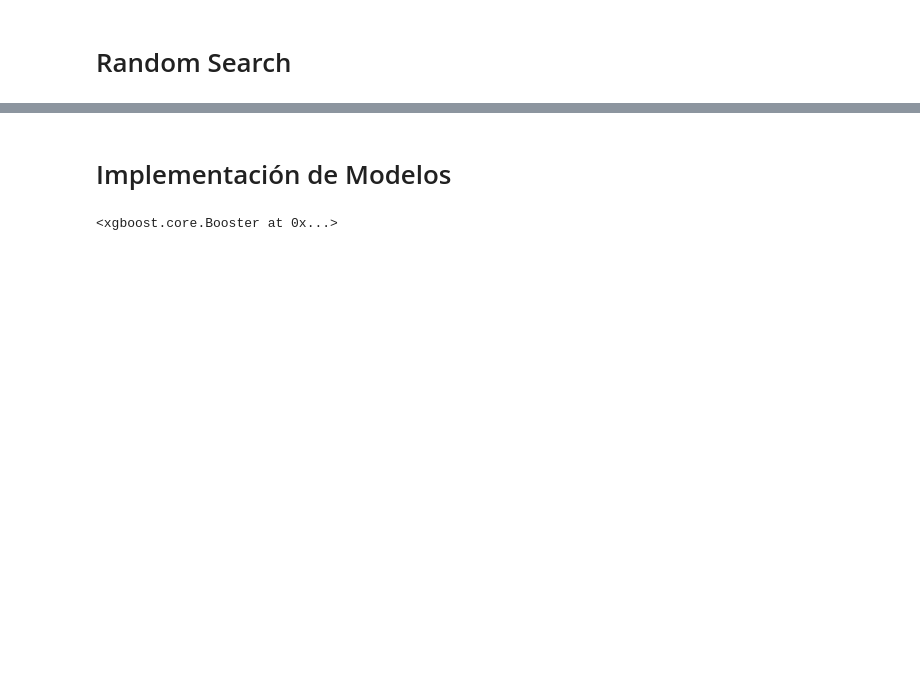
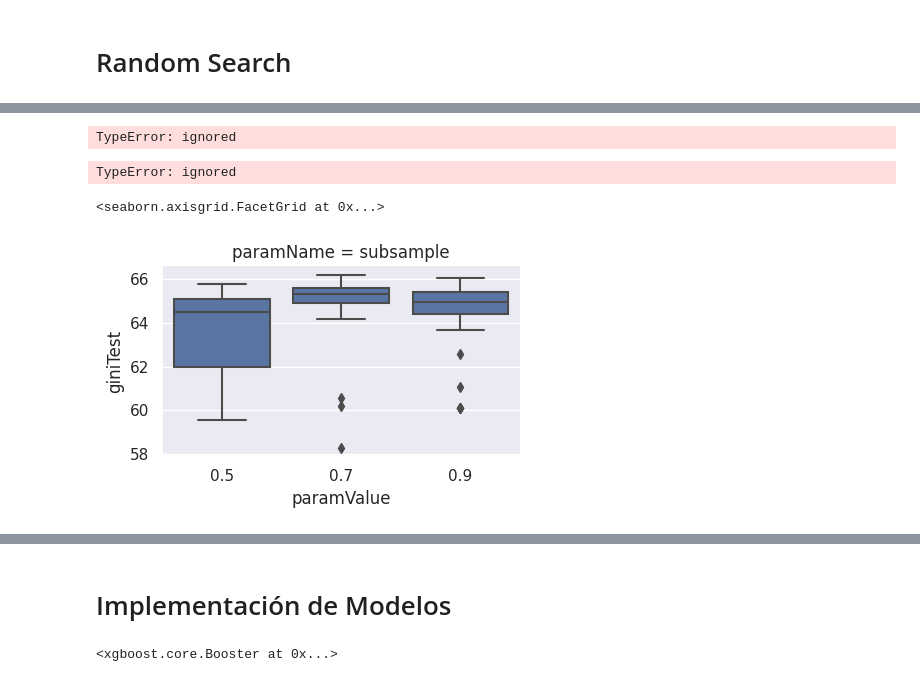
Before and after one commit to bran1233/curso-machine-learning, a Jupyter notebook: Python/Supervised_models/DecisionTrees_Boosting/Lab_Santander.ipynb, the cells around one changed output, grey strips where cells are left out. Drawn from its saved outputs; the diff is of its cells as text; code cells hidden in the pictures; blank space fills up the shorter version.

```diff
--- a/Python/Supervised_models/DecisionTrees_Boosting/Lab_Santander.ipynb
+++ b/Python/Supervised_models/DecisionTrees_Boosting/Lab_Santander.ipynb
@@ -932,6 +947,22 @@ param = {'objective' : 'binary:logistic',
 param['eval_metric'] = 'auc'
 num_round = 500
 evallist = [(dtrain,'train'), (dwatch,'watchlist')]
+# %%
+# Definiendo parámetros, 2DA FASE
+
+param = {'objective' : 'binary:logistic',
+         'max_depth' : 8,
+         'learning_rate': 0.1,
+         'min_child_weight' : 100,
+         'grow_policy' : 'lossguide',
+         'subsample' : 0.7,
+         'colsample_bytree' : 0.7,
+         'scale_pos_weight' : 24,
+         'seed' : 123}
+
+param['eval_metric'] = 'auc'
+num_round = 500
+evallist = [(dtrain, 'train'), (dwatch,'watchlist')]
 # %%
 import time
 
@@ -1016,6 +1139,20 @@ paramGrid = {'objective' : ['binary:logistic'],
 param['eval_metric'] = 'auc'
 num_round = 100
 pdResults = pd.DataFrame()
+# %%
+paramGrid = {'objective' : ['binary:logistic'],
+             'max_depth' : [2, 4, 6, 8, 10],
+             'learning_rate': [0.01, 0.05, 0.1],
+             'min_child_weight' : [30, 100],
+             'colsample_bytree' : [0.5, 0.7, 0.9],
+             'subsample' : [0.5, 0.7, 0.9],
+             'seed' : [123],
+             'scale_pos_weight' : [24],
+             'grow_policy' : ['lossguide']}
+
+param['eval_metric'] = 'auc'
+num_round = 100
+pdResults = pd.DataFrame()
 # %%
 dtrain = xgb.DMatrix(X_train, label = y_train)
 dtest  = xgb.DMatrix(X_test, label = y_test)
@@ -1059,16 +1286,18 @@ pddf.loc[pddf.overfitting < 4].sort_values('giniTest', ascending = False)
 import seaborn as sns
 import matplotlib.pyplot as plt
 # %%
-pdResults = pdResults[~pdResults.paramName.isin(['objective', 'eval_metric', 'eta'])]
+pdResults = pdResults[~pdResults.paramName.isin(['objective', 'eval_metric', 'learning_rate'])]
 set(pdResults['paramName'])
 
 
 sns.FacetGrid(pdResults.loc[pdResults.paramName=='learning_rate'],
               row="paramName",
-              sharex=False, size=5, aspect=1.5).\
+              sharex=False, aspect=1.5).\
           map(sns.boxplot,
               'paramValue',
               'giniTest')
+# %% [output]
+TypeError: ignored
 # %%
 sns.FacetGrid(pdResults.loc[pdResults.paramName=='max_depth'],
               row="paramName",
@@ -1076,3 +1305,15 @@ sns.FacetGrid(pdResults.loc[pdResults.paramName=='max_depth'],
           map(sns.boxplot,
               'paramValue',
               'giniTest')
+# %% [output]
+TypeError: ignored
+# %%
+sns.FacetGrid(pdResults.loc[pdResults.paramName=='subsample'],
+              row="paramName",
+              sharex=False, aspect=1.5).\
+          map(sns.boxplot,
+              'paramValue',
+              'giniTest')
+# %% [output]
+<seaborn.axisgrid.FacetGrid at 0x...>
+[figure, added]
```
Also changed, not shown: parts of 29 cells of this notebook.
